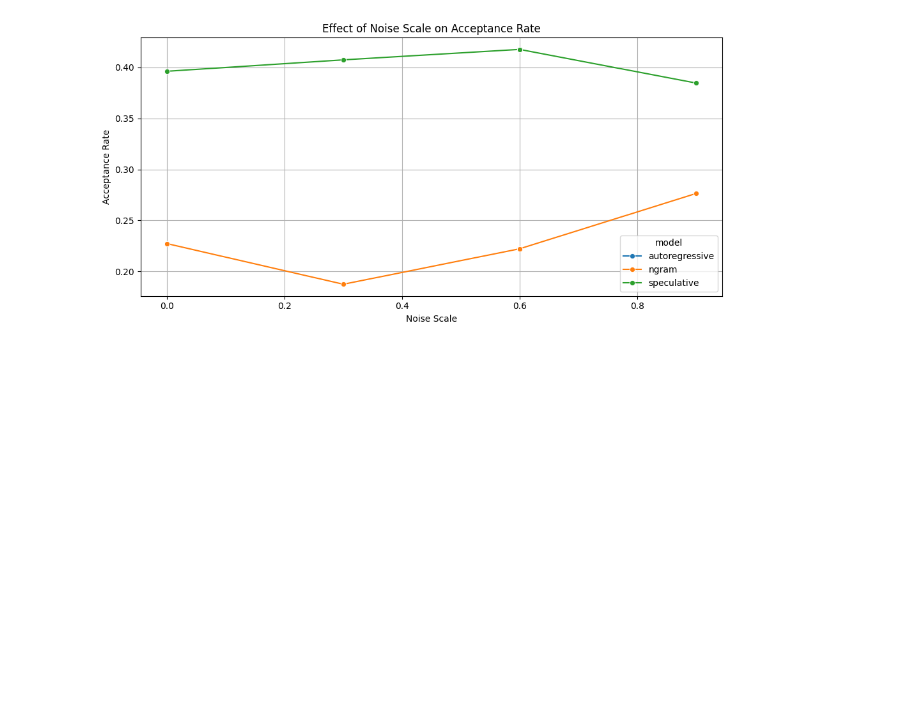
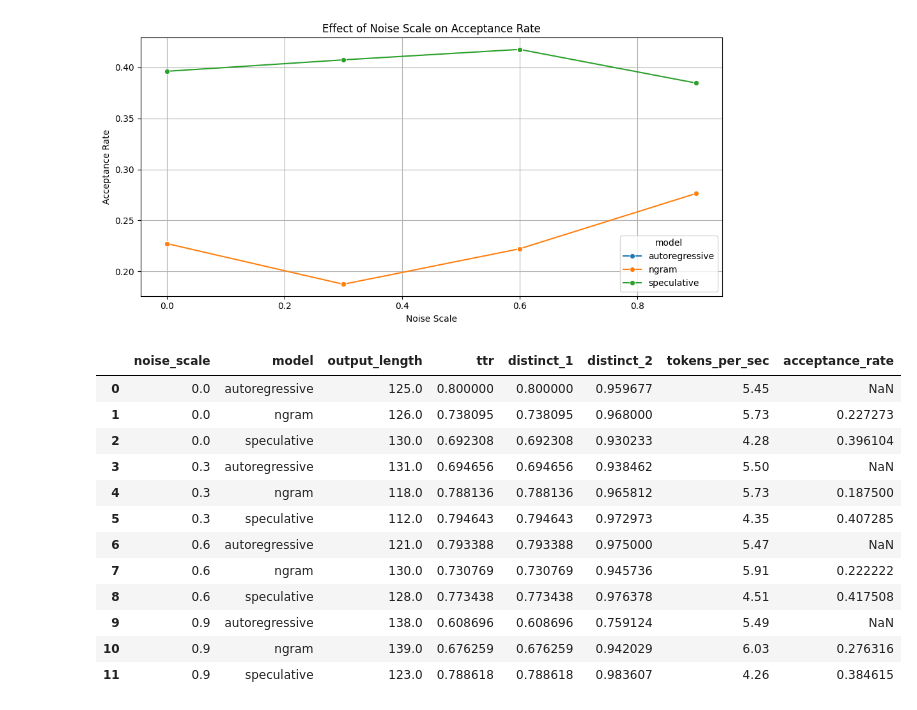
Before and after one commit to EulerMacaroni/Speculative-Decoding, a Jupyter notebook: results/NoiseVarAnalysis.ipynb, the cells around one changed output. Cells and saved outputs as stored; diff of their text form; code cells hidden in the pictures; blank space fills up the shorter version.

```diff
--- a/results/NoiseVarAnalysis.ipynb
+++ b/results/NoiseVarAnalysis.ipynb
@@ -119,3 +119,50 @@ plt.show()
 # %% [output]
 [figure]
 [figure]
+# %%
+from collections import Counter
+import matplotlib.pyplot as plt
+import seaborn as sns
+
+# Compute output length
+df["output_length"] = df["output"].apply(lambda x: len(str(x).split()))
+
+# Type-Token Ratio
+def type_token_ratio(text):
+    tokens = str(text).split()
+    return len(set(tokens)) / len(tokens) if tokens else 0
+
+df["ttr"] = df["output"].apply(type_token_ratio)
+
+# Distinct-n functions
+def distinct_n(text, n):
+    tokens = str(text).split()
+    if len(tokens) < n:
+        return 0
+    ngrams = zip(*[tokens[i:] for i in range(n)])
+    ngram_list = list(ngrams)
+    return len(set(ngram_list)) / len(ngram_list) if ngram_list else 0
+
+df["distinct_1"] = df["output"].apply(lambda x: distinct_n(x, 1))
+df["distinct_2"] = df["output"].apply(lambda x: distinct_n(x, 2))
+
+# Group summary for reporting
+summary = df.groupby(["noise_scale", "model"])[
+    ["output_length", "ttr", "distinct_1", "distinct_2", "tokens_per_sec", "acceptance_rate"]
+].mean().reset_index()
+
+summary
+# %% [output]
+|  | noise_scale | model | output_length | ttr | distinct_1 | distinct_2 | tokens_per_sec | acceptance_rate |
+| 0 | 0.0 | autoregressive | 125.0 | 0.800000 | 0.800000 | 0.959677 | 5.45 | NaN |
+| 1 | 0.0 | ngram | 126.0 | 0.738095 | 0.738095 | 0.968000 | 5.73 | 0.227273 |
+| 2 | 0.0 | speculative | 130.0 | 0.692308 | 0.692308 | 0.930233 | 4.28 | 0.396104 |
+| 3 | 0.3 | autoregressive | 131.0 | 0.694656 | 0.694656 | 0.938462 | 5.50 | NaN |
+| 4 | 0.3 | ngram | 118.0 | 0.788136 | 0.788136 | 0.965812 | 5.73 | 0.187500 |
+| 5 | 0.3 | speculative | 112.0 | 0.794643 | 0.794643 | 0.972973 | 4.35 | 0.407285 |
+| 6 | 0.6 | autoregressive | 121.0 | 0.793388 | 0.793388 | 0.975000 | 5.47 | NaN |
+| 7 | 0.6 | ngram | 130.0 | 0.730769 | 0.730769 | 0.945736 | 5.91 | 0.222222 |
+| 8 | 0.6 | speculative | 128.0 | 0.773438 | 0.773438 | 0.976378 | 4.51 | 0.417508 |
+| 9 | 0.9 | autoregressive | 138.0 | 0.608696 | 0.608696 | 0.759124 | 5.49 | NaN |
+| 10 | 0.9 | ngram | 139.0 | 0.676259 | 0.676259 | 0.942029 | 6.03 | 0.276316 |
+| 11 | 0.9 | speculative | 123.0 | 0.788618 | 0.788618 | 0.983607 | 4.26 | 0.384615 |
```
Also changed, not shown: parts of 5 cells of this notebook.
